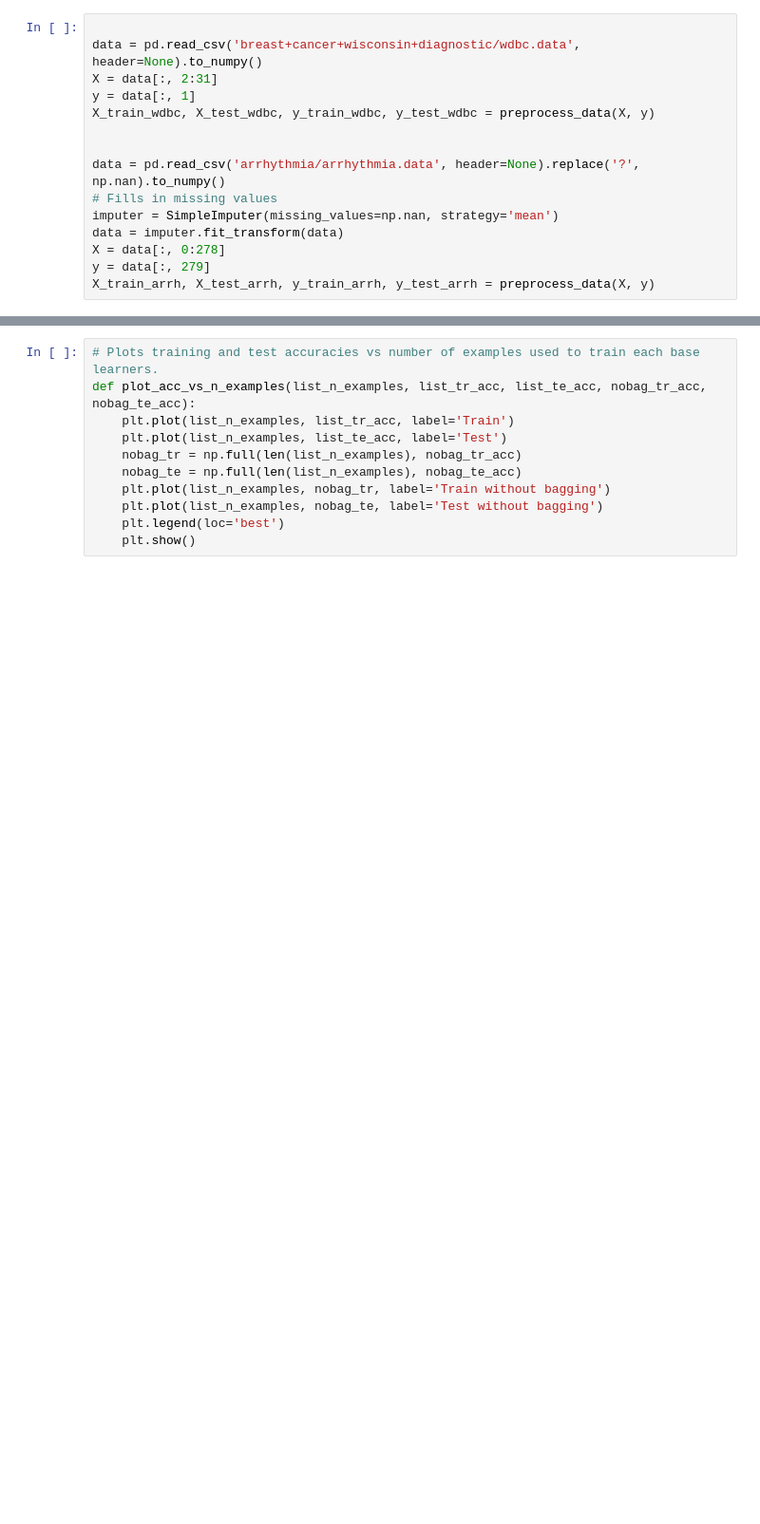
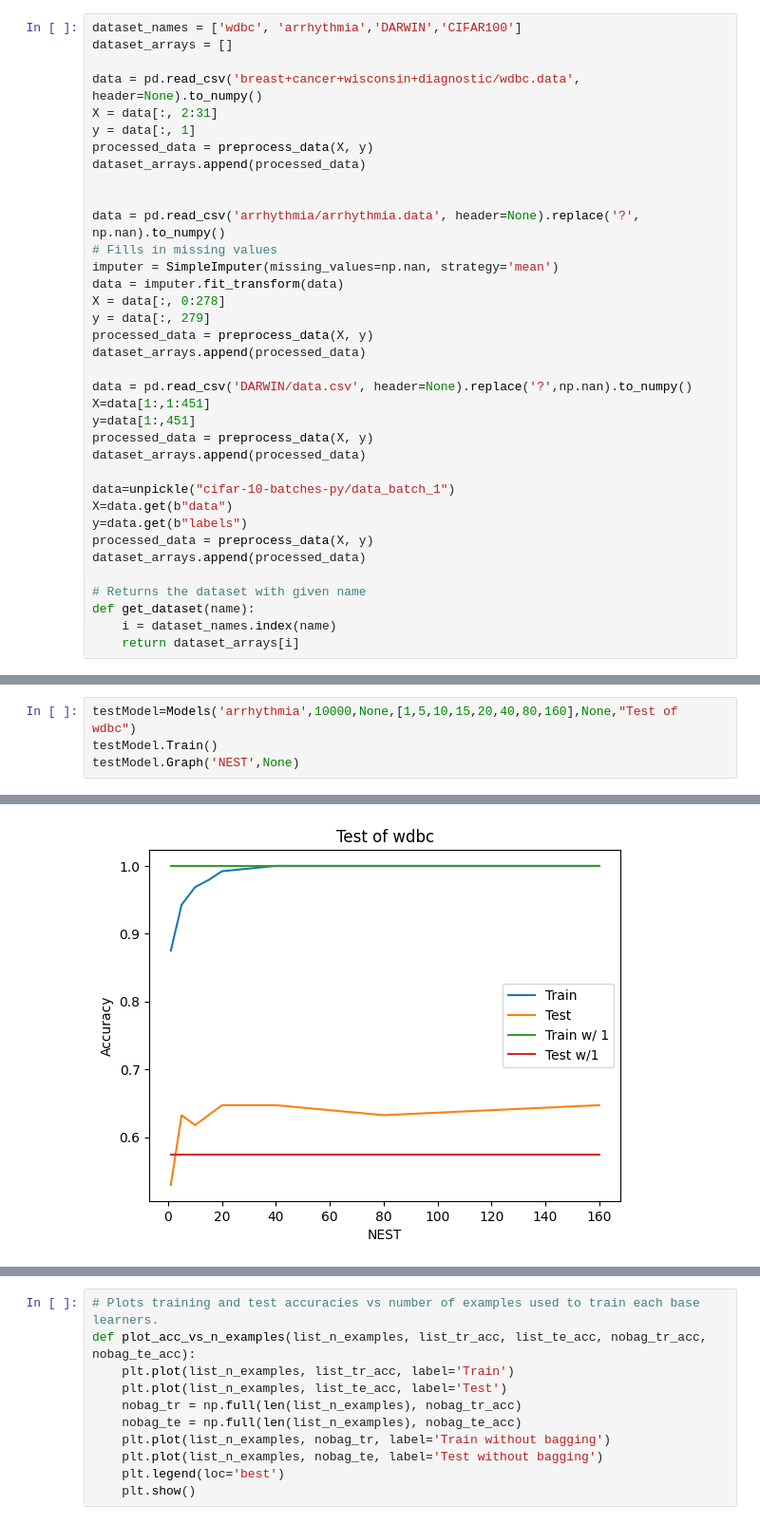
Before and after one commit to csci-567-project-KNQM/bagging-vs-boosting, a Jupyter notebook: main.ipynb, the cells around one changed output, grey strips where cells are left out. Shown: that part at 95% size. Cells and saved outputs as stored; diff of their text form; blank space fills up the shorter version.

```diff
--- a/main.ipynb
+++ b/main.ipynb
@@ -22,9 +28,12 @@ def preprocess_data(X, y):
 # %%
+dataset_names = ['wdbc', 'arrhythmia','DARWIN','CIFAR100']
+dataset_arrays = []
 
 data = pd.read_csv('breast+cancer+wisconsin+diagnostic/wdbc.data', header=None).to_numpy()
 X = data[:, 2:31]
 y = data[:, 1]
-X_train_wdbc, X_test_wdbc, y_train_wdbc, y_test_wdbc = preprocess_data(X, y)
+processed_data = preprocess_data(X, y)
+dataset_arrays.append(processed_data)
 
 
 data = pd.read_csv('arrhythmia/arrhythmia.data', header=None).replace('?', np.nan).to_numpy()
@@ -33,4 +42,22 @@ imputer = SimpleImputer(missing_values=np.nan, strategy='mean')
 data = imputer.fit_transform(data)
 X = data[:, 0:278]
 y = data[:, 279]
-X_train_arrh, X_test_arrh, y_train_arrh, y_test_arrh = preprocess_data(X, y)
+processed_data = preprocess_data(X, y)
+dataset_arrays.append(processed_data)
+
+data = pd.read_csv('DARWIN/data.csv', header=None).replace('?',np.nan).to_numpy()
+X=data[1:,1:451]
+y=data[1:,451]
+processed_data = preprocess_data(X, y)
+dataset_arrays.append(processed_data)
+
+data=unpickle("cifar-10-batches-py/data_batch_1")
+X=data.get(b"data")
+y=data.get(b"labels")
+processed_data = preprocess_data(X, y)
+dataset_arrays.append(processed_data)
+
+# Returns the dataset with given name
+def get_dataset(name):
+    i = dataset_names.index(name)
+    return dataset_arrays[i]
@@ -36,0 +179,5 @@ X_train_arrh, X_test_arrh, y_train_arrh, y_test_arrh = preprocess_data(X, y)
+# %%
+testModel=Models('arrhythmia',10000,None,[1,5,10,15,20,40,80,160],None,"Test of wdbc")
+testModel.Train()
+testModel.Graph('NEST',None)
+# %% [output]
@@ -37,2 +185,3 @@ X_train_arrh, X_test_arrh, y_train_arrh, y_test_arrh = preprocess_data(X, y)
+[figure, added]
 # %%
 # Trains bagging model on top of logistic regression.
```
Also changed, not shown: parts of 12 cells of this notebook, 9 other files.
